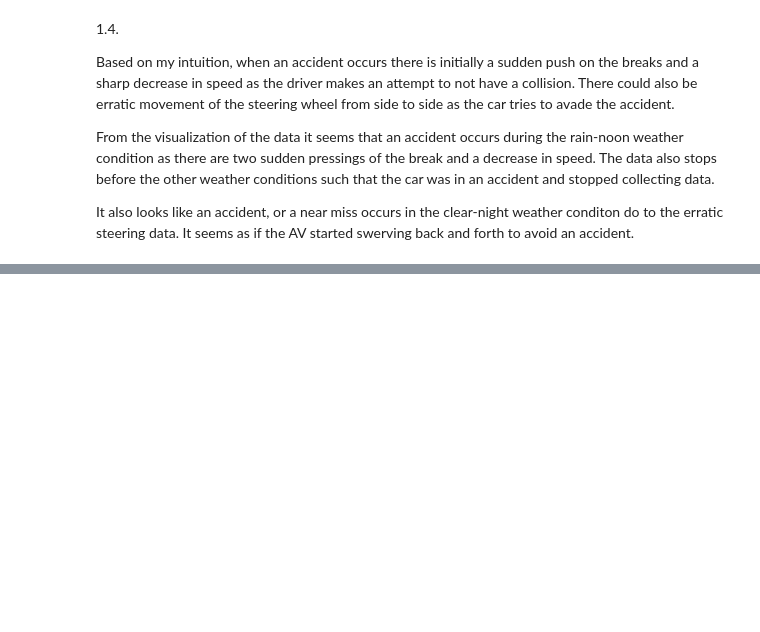
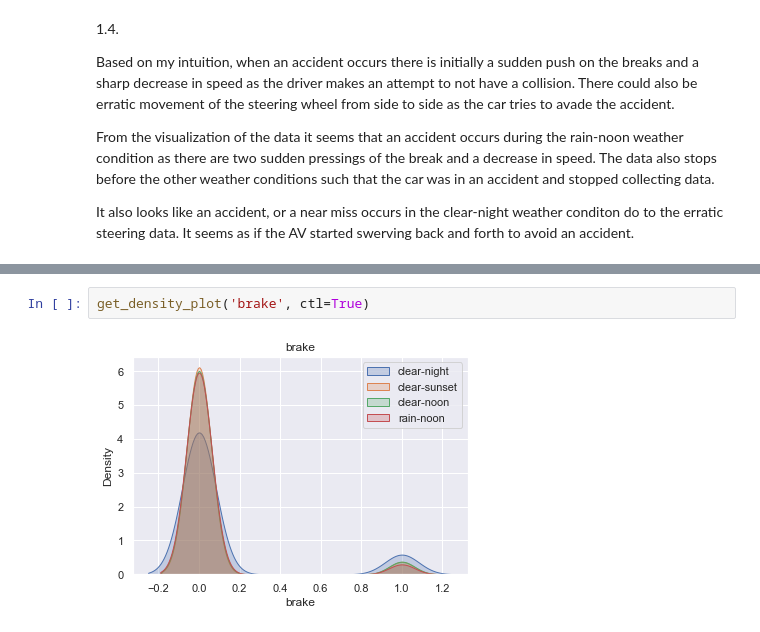
Before and after one commit to seanseungbeomlee/ECE-471-MP1-AV-Analysis, a Jupyter notebook: MP1_Task1.ipynb, the cells around one changed output, grey strips where cells are left out. Cells and saved outputs as stored; diff of their text form; blank space fills up the shorter version.

```diff
--- a/MP1_Task1.ipynb
+++ b/MP1_Task1.ipynb
@@ -215,0 +283,4 @@ It also looks like an accident, or a near miss occurs in the clear-night weather
+# %%
+get_density_plot('brake', ctl=True)
+# %% [output]
+[figure, added]
```
Also changed, not shown: parts of 16 cells of this notebook.
